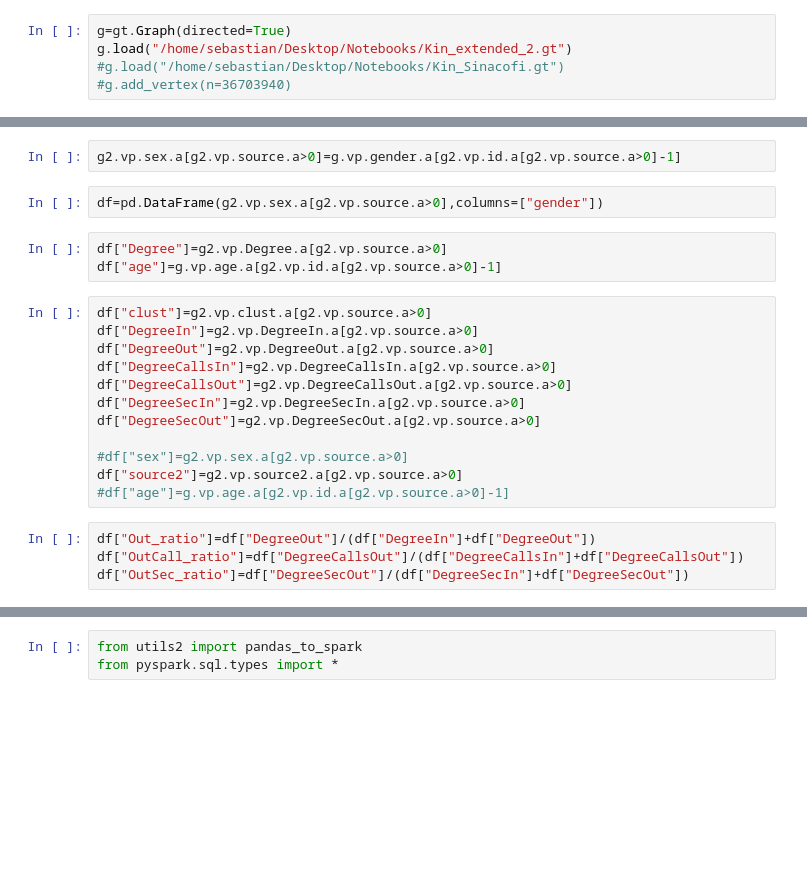
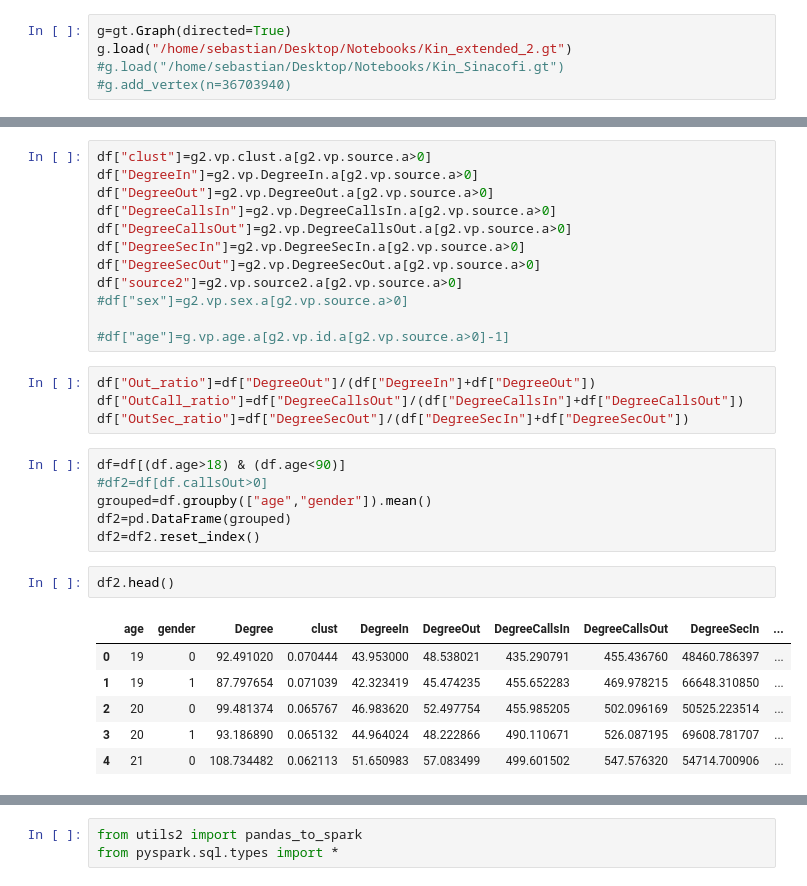
Before and after one commit to eitiseba/xg_boost_calls, a Jupyter notebook: XG_Boost - Gender detection on CDR on Call Graph.ipynb, the cells around one changed output, grey strips where cells are left out. Drawn from its saved outputs; the diff is of its cells as text; blank space fills up the shorter version.

```diff
--- a/XG_Boost - Gender detection on CDR on Call Graph.ipynb
+++ b/XG_Boost - Gender detection on CDR on Call Graph.ipynb
@@ -88,10 +58,3 @@ g2.vp.age.a[g2.vp.source.a>0]=g.vp.age.a[g2.vp.id.a[g2.vp.source.a>0]-1]
-# %%
-g2.vp.sex.a[g2.vp.source.a>0]=g.vp.gender.a[g2.vp.id.a[g2.vp.source.a>0]-1]
-# %%
-df=pd.DataFrame(g2.vp.sex.a[g2.vp.source.a>0],columns=["gender"])
-# %%
-df["Degree"]=g2.vp.Degree.a[g2.vp.source.a>0]
-df["age"]=g.vp.age.a[g2.vp.id.a[g2.vp.source.a>0]-1]
 # %%
 df["clust"]=g2.vp.clust.a[g2.vp.source.a>0]
 df["DegreeIn"]=g2.vp.DegreeIn.a[g2.vp.source.a>0]
@@ -100,11 +63,26 @@ df["DegreeCallsIn"]=g2.vp.DegreeCallsIn.a[g2.vp.source.a>0]
 df["DegreeCallsOut"]=g2.vp.DegreeCallsOut.a[g2.vp.source.a>0]
 df["DegreeSecIn"]=g2.vp.DegreeSecIn.a[g2.vp.source.a>0]
 df["DegreeSecOut"]=g2.vp.DegreeSecOut.a[g2.vp.source.a>0]
+df["source2"]=g2.vp.source2.a[g2.vp.source.a>0]
+#df["sex"]=g2.vp.sex.a[g2.vp.source.a>0]
 
-#df["sex"]=g2.vp.sex.a[g2.vp.source.a>0]
-df["source2"]=g2.vp.source2.a[g2.vp.source.a>0]
 #df["age"]=g.vp.age.a[g2.vp.id.a[g2.vp.source.a>0]-1]
 # %%
 df["Out_ratio"]=df["DegreeOut"]/(df["DegreeIn"]+df["DegreeOut"])
 df["OutCall_ratio"]=df["DegreeCallsOut"]/(df["DegreeCallsIn"]+df["DegreeCallsOut"])
 df["OutSec_ratio"]=df["DegreeSecOut"]/(df["DegreeSecIn"]+df["DegreeSecOut"])
+# %%
+df=df[(df.age>18) & (df.age<90)]
+#df2=df[df.callsOut>0]
+grouped=df.groupby(["age","gender"]).mean()
+df2=pd.DataFrame(grouped)
+df2=df2.reset_index()
+# %%
+df2.head()
+# %% [output]
+|  | age | gender | Degree | clust | DegreeIn | DegreeOut | DegreeCallsIn | DegreeCallsOut | DegreeSecIn | ... |
+| 0 | 19 | 0 | 92.491020 | 0.070444 | 43.953000 | 48.538021 | 435.290791 | 455.436760 | 48460.786397 | ... |
+| 1 | 19 | 1 | 87.797654 | 0.071039 | 42.323419 | 45.474235 | 455.652283 | 469.978215 | 66648.310850 | ... |
+| 2 | 20 | 0 | 99.481374 | 0.065767 | 46.983620 | 52.497754 | 455.985205 | 502.096169 | 50525.223514 | ... |
+| 3 | 20 | 1 | 93.186890 | 0.065132 | 44.964024 | 48.222866 | 490.110671 | 526.087195 | 69608.781707 | ... |
+| 4 | 21 | 0 | 108.734482 | 0.062113 | 51.650983 | 57.083499 | 499.601502 | 547.576320 | 54714.700906 | ... |
```
Also changed, not shown: parts of 53 cells of this notebook, 10 other files.
